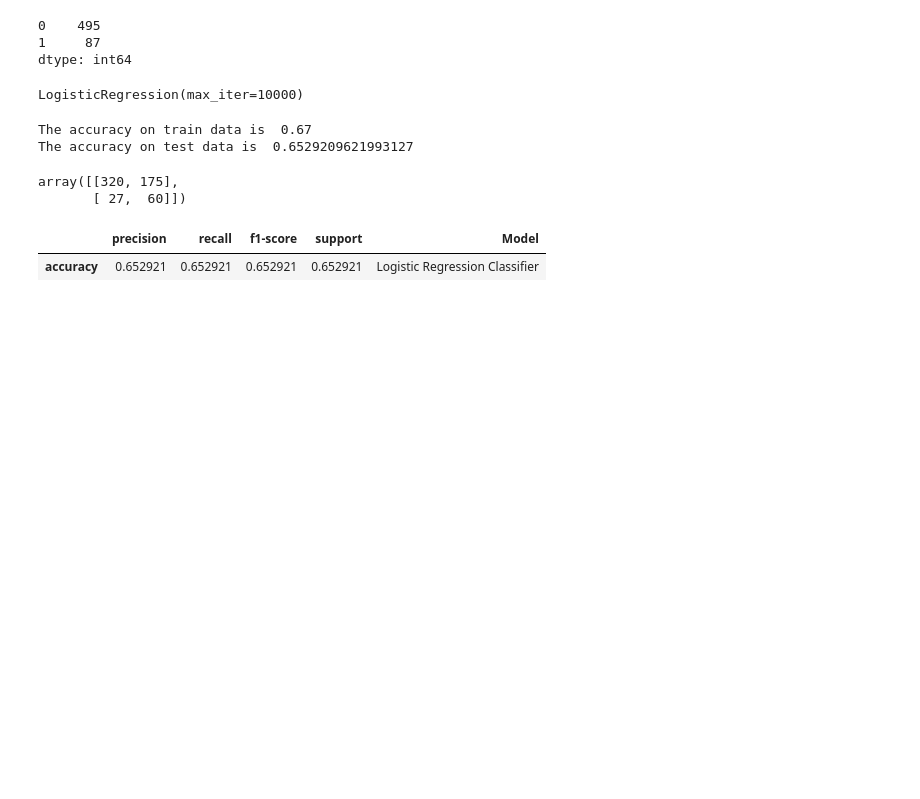
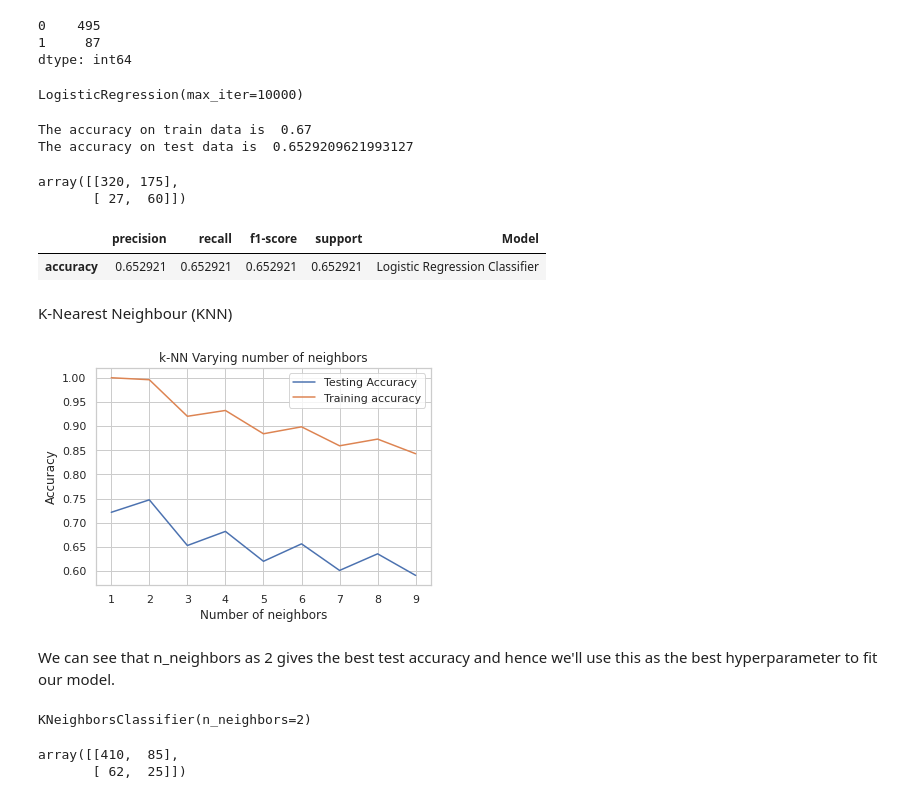
Before and after one commit to SomyaH99/Cardiovascular-Risk-Prediction, a Jupyter notebook: Cardiovascular_Risk_Prediction.ipynb, the cells around one changed output. Cells and saved outputs as stored; diff of their text form; code cells hidden in the pictures; blank space fills up the shorter version.

```diff
--- a/Cardiovascular_Risk_Prediction.ipynb
+++ b/Cardiovascular_Risk_Prediction.ipynb
@@ -743,3 +743,40 @@ res_df
 # %% [output]
 |  | precision | recall | f1-score | support | Model |
 | accuracy | 0.652921 | 0.652921 | 0.652921 | 0.652921 | Logistic Regression Classifier |
+# %% [markdown]
+K-Nearest Neighbour (KNN)
+# %%
+# Number of neighbors.
+neighbors = np.arange(1,10)
+
+# Setup arrays to store training and testing accuracies.
+train_accuracy =np.empty(len(neighbors))
+test_accuracy = np.empty(len(neighbors))
+
+# Iterate over n-neighbors in order to get the best hyperparemeter value
+for i,k in enumerate(neighbors):
+
+    # Setup a knn classifier with k neighbors
+    knn = KNeighborsClassifier(n_neighbors=k)
+
+    # Fit the KNN model
+    knn.fit(X_smote, y_smote)
+
+    # Compute accuracy on the training set
+    train_accuracy[i] = knn.score(X_smote, y_smote)
+
+    # Compute accuracy on the test set
+    test_accuracy[i] = knn.score(X_test, y_test)
+# %%
+# Generate plot to represent accuracies for training and testing with regards to KNN model
+plt.title('k-NN Varying number of neighbors')
+plt.plot(neighbors, test_accuracy, label='Testing Accuracy')
+plt.plot(neighbors, train_accuracy, label='Training accuracy')
+plt.legend()
+plt.xlabel('Number of neighbors')
+plt.ylabel('Accuracy')
+plt.show()
+# %% [output]
+[figure, added]
+# %% [markdown]
+We can see that n_neighbors as 2 gives the best test accuracy and hence we'll use this as the best hyperparameter to fit our model.
@@ -745,0 +786,5 @@ res_df
+# %%
+# Fit the model
+knn.fit(X_smote, y_smote)
+# %% [output]
+KNeighborsClassifier(n_neighbors=2)
@@ -745,0 +794,6 @@ res_df
+# %%
+# Confusion matrix for KNN classifier
+confusion_matrix(y_test,y_pred_knn)
+# %% [output]
+array([[410,  85],
+       [ 62,  25]])
```
Also changed, not shown: parts of 33 cells of this notebook.
